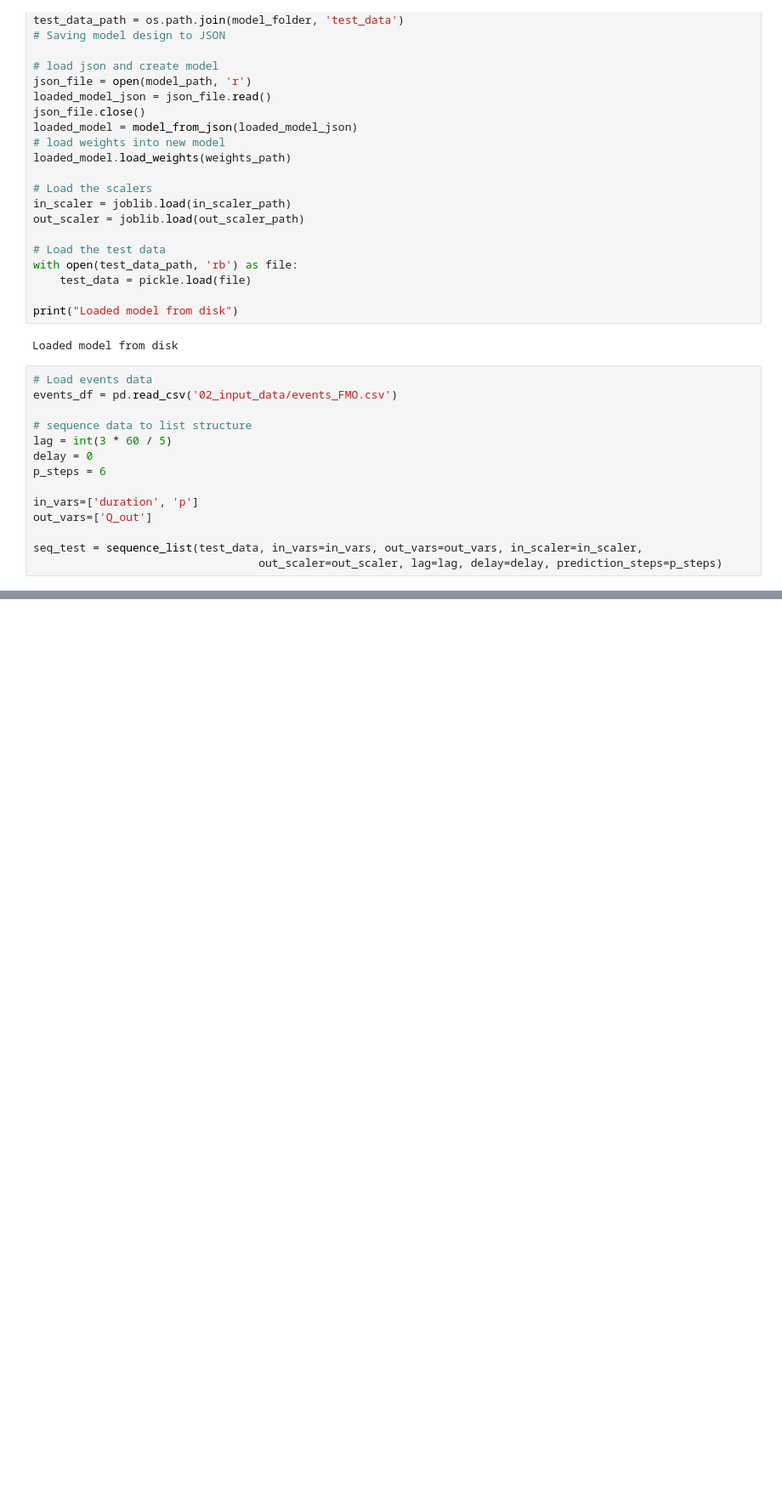
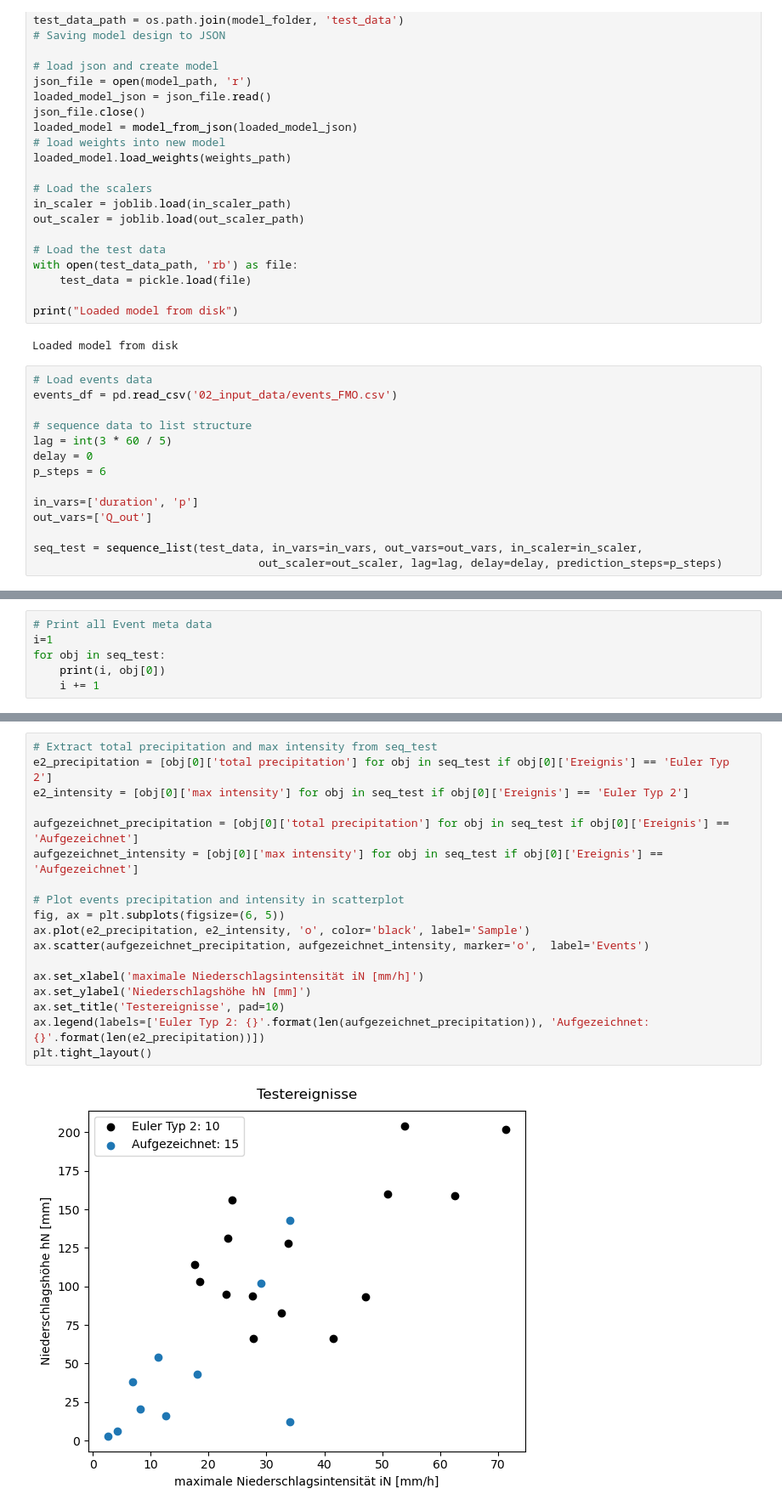
Before and after one commit to FlAlbers/UrbanML, a Jupyter notebook: model_testing.ipynb, the cells around one changed output, grey strips where cells are left out. Shown at 85% size. Drawn from its saved outputs; the diff is of its cells as text; blank space fills up the shorter version.

Commit message:
event meta data assigned in sequence_and_normalize adjusted + scatter plot for total precipitation and intensity of all Testevents

```diff
--- a/model_testing.ipynb
+++ b/model_testing.ipynb
@@ -99,0 +77,6 @@ print(seq_test[0])
+# %%
+# Print all Event meta data
+i=1
+for obj in seq_test:
+    print(i, obj[0])
+    i += 1
@@ -99,0 +101,20 @@ print(seq_test[0])
+# %%
+# Extract total precipitation and max intensity from seq_test
+e2_precipitation = [obj[0]['total precipitation'] for obj in seq_test if obj[0]['Ereignis'] == 'Euler Typ 2']
+e2_intensity = [obj[0]['max intensity'] for obj in seq_test if obj[0]['Ereignis'] == 'Euler Typ 2']
+
+aufgezeichnet_precipitation = [obj[0]['total precipitation'] for obj in seq_test if obj[0]['Ereignis'] == 'Aufgezeichnet']
+aufgezeichnet_intensity = [obj[0]['max intensity'] for obj in seq_test if obj[0]['Ereignis'] == 'Aufgezeichnet']
+
+# Plot events precipitation and intensity in scatterplot
+fig, ax = plt.subplots(figsize=(6, 5))
+ax.plot(e2_precipitation, e2_intensity, 'o', color='black', label='Sample')
+ax.scatter(aufgezeichnet_precipitation, aufgezeichnet_intensity, marker='o',  label='Events')
+
+ax.set_xlabel('maximale Niederschlagsintensität iN [mm/h]')
+ax.set_ylabel('Niederschlagshöhe hN [mm]')
+ax.set_title('Testereignisse', pad=10)
+ax.legend(labels=['Euler Typ 2: {}'.format(len(aufgezeichnet_precipitation)), 'Aufgezeichnet: {}'.format(len(e2_precipitation))])
+plt.tight_layout()
+# %% [output]
+[figure, added]
```
Also changed, not shown: parts of 4 cells of this notebook, 2 other files.
